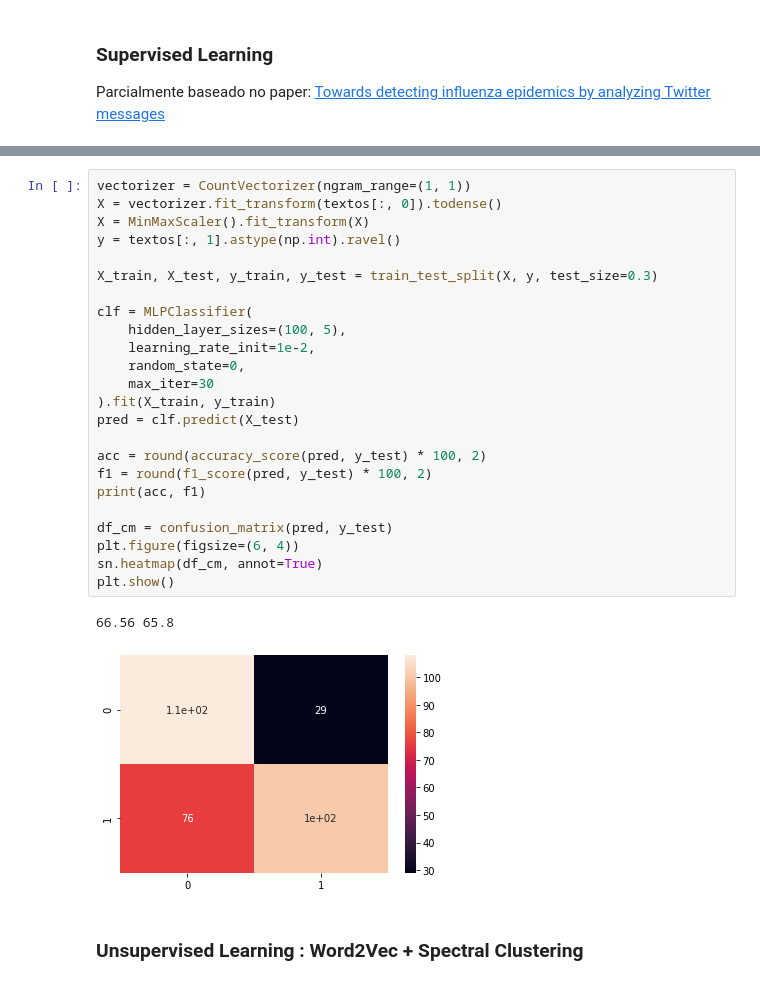
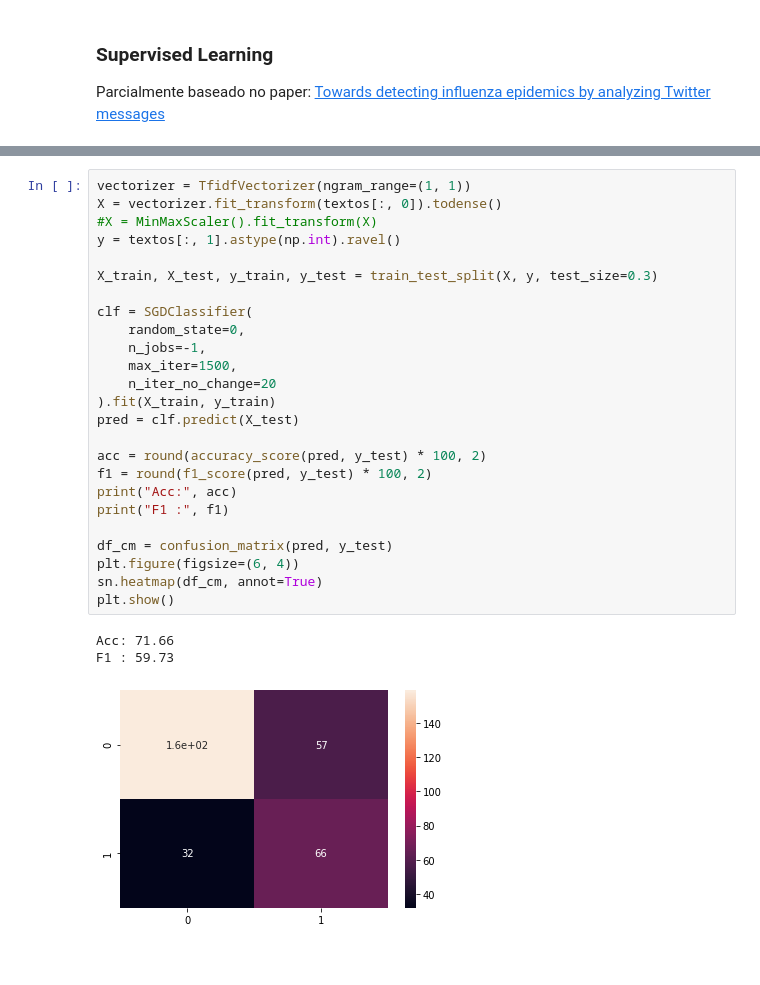
Before and after one commit to rdenadai/Covid19-Twitter-Tracker, a Jupyter notebook: code/src/notebook/AvaliacaoAlgoritmosClassificacaoMensagens.ipynb, the cells around one changed output, grey strips where cells are left out. Cells and saved outputs as stored; diff of their text form.

```diff
--- a/code/src/notebook/AvaliacaoAlgoritmosClassificacaoMensagens.ipynb
+++ b/code/src/notebook/AvaliacaoAlgoritmosClassificacaoMensagens.ipynb
@@ -239,29 +240,29 @@ df.head(25)
 # %%
-vectorizer = CountVectorizer(ngram_range=(1, 1))
+vectorizer = TfidfVectorizer(ngram_range=(1, 1))
 X = vectorizer.fit_transform(textos[:, 0]).todense()
-X = MinMaxScaler().fit_transform(X)
+#X = MinMaxScaler().fit_transform(X)
 y = textos[:, 1].astype(np.int).ravel()
 
 X_train, X_test, y_train, y_test = train_test_split(X, y, test_size=0.3)
 
-clf = MLPClassifier(
-    hidden_layer_sizes=(100, 5),
-    learning_rate_init=1e-2,
+clf = SGDClassifier(
     random_state=0,
-    max_iter=30
+    n_jobs=-1,
+    max_iter=1500,
+    n_iter_no_change=20
 ).fit(X_train, y_train)
 pred = clf.predict(X_test)
 
 acc = round(accuracy_score(pred, y_test) * 100, 2)
 f1 = round(f1_score(pred, y_test) * 100, 2)
-print(acc, f1)
+print("Acc:", acc)
+print("F1 :", f1)
 
 df_cm = confusion_matrix(pred, y_test)
 plt.figure(figsize=(6, 4))
 sn.heatmap(df_cm, annot=True)
 plt.show()
 # %% [output]
-66.56 65.8
+Acc: 71.66
+F1 : 59.73
-[figure, old version]
+[figure, new version]
-# %% [markdown]
-### Unsupervised Learning : Word2Vec +  Spectral Clustering
```
Also changed, not shown: parts of 18 cells of this notebook, 2 other files.
